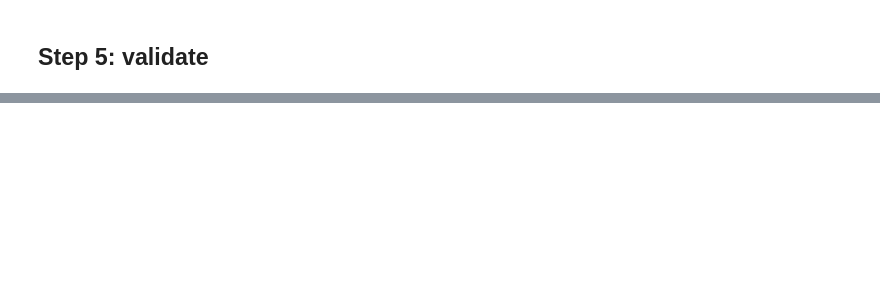
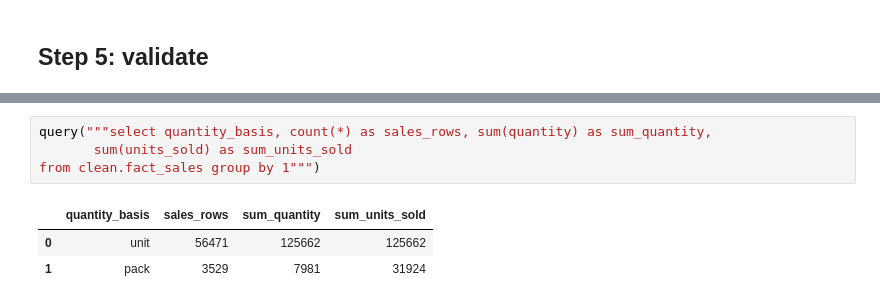
Before and after one commit to Retail-Analytical-Platform/Retail-Analytics-Data, a Jupyter notebook: etl/run_pipeline.ipynb, the cells around one changed output, grey strips where cells are left out. Saved outputs shown, nothing was run; the diff lists cells and outputs as text; blank space fills up the shorter version.

```diff
--- a/etl/run_pipeline.ipynb
+++ b/etl/run_pipeline.ipynb
@@ -116,0 +162,8 @@ from clean.dim_product group by 1, 2 order by 1, 3 desc
+# %%
+query("""select quantity_basis, count(*) as sales_rows, sum(quantity) as sum_quantity,
+       sum(units_sold) as sum_units_sold
+from clean.fact_sales group by 1""")
+# %% [output]
+|  | quantity_basis | sales_rows | sum_quantity | sum_units_sold |
+| 0 | unit | 56471 | 125662 | 125662 |
+| 1 | pack | 3529 | 7981 | 31924 |
```
Also changed, not shown: parts of 26 cells of this notebook.
